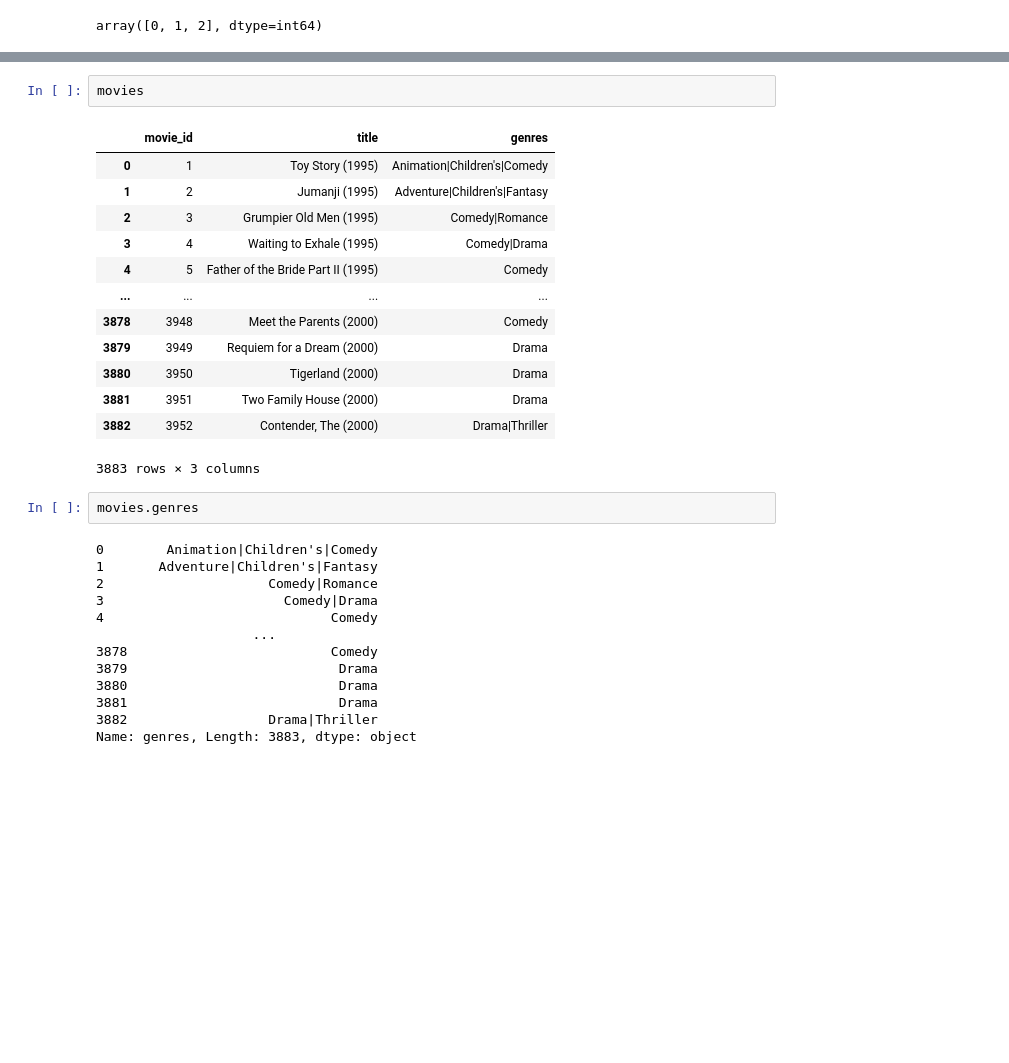
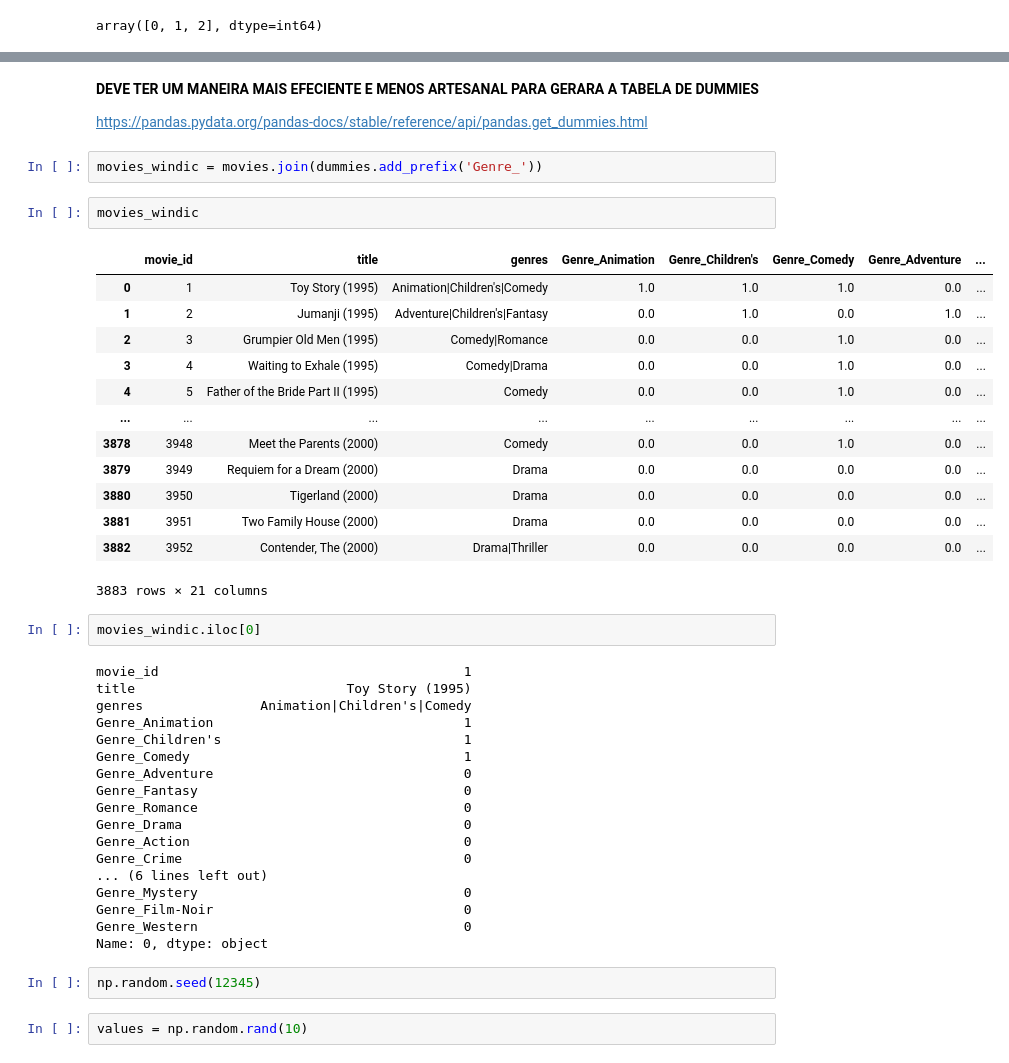
Before and after one commit to ferreiramr/livroPythonForDataAnalysis_WesMcKinney, a Jupyter notebook: chapter07_DataCleaningAndPreparation.ipynb, the cells around one changed output, grey strips where cells are left out. Saved outputs shown, nothing was run; the diff lists cells and outputs as text; blank space fills up the shorter version.

```diff
--- a/chapter07_DataCleaningAndPreparation.ipynb
+++ b/chapter07_DataCleaningAndPreparation.ipynb
@@ -955,31 +924,46 @@ pd.get_dummies(movies.genres, prefix_sep=movies.genres)
-# %%
-movies
-# %% [output]
-|  | movie_id | title | genres |
-| 0 | 1 | Toy Story (1995) | Animation|Children's|Comedy |
-| 1 | 2 | Jumanji (1995) | Adventure|Children's|Fantasy |
-| 2 | 3 | Grumpier Old Men (1995) | Comedy|Romance |
-| 3 | 4 | Waiting to Exhale (1995) | Comedy|Drama |
-| 4 | 5 | Father of the Bride Part II (1995) | Comedy |
-| ... | ... | ... | ... |
-| 3878 | 3948 | Meet the Parents (2000) | Comedy |
-| 3879 | 3949 | Requiem for a Dream (2000) | Drama |
-| 3880 | 3950 | Tigerland (2000) | Drama |
-| 3881 | 3951 | Two Family House (2000) | Drama |
-| 3882 | 3952 | Contender, The (2000) | Drama|Thriller |
-3883 rows × 3 columns
-# %%
-movies.genres
-# %% [output]
-0        Animation|Children's|Comedy
-1       Adventure|Children's|Fantasy
-2                     Comedy|Romance
-3                       Comedy|Drama
-4                             Comedy
-                    ...
-3878                          Comedy
-3879                           Drama
-3880                           Drama
-3881                           Drama
-3882                  Drama|Thriller
-Name: genres, Length: 3883, dtype: object
+# %% [markdown]
+**DEVE TER UM MANEIRA MAIS EFECIENTE E MENOS ARTESANAL PARA GERARA A TABELA DE DUMMIES**
+
+https://pandas.pydata.org/pandas-docs/stable/reference/api/pandas.get_dummies.html
+# %%
+movies_windic = movies.join(dummies.add_prefix('Genre_'))
+# %%
+movies_windic
+# %% [output]
+|  | movie_id | title | genres | Genre_Animation | Genre_Children's | Genre_Comedy | Genre_Adventure | ... |
+| 0 | 1 | Toy Story (1995) | Animation|Children's|Comedy | 1.0 | 1.0 | 1.0 | 0.0 | ... |
+| 1 | 2 | Jumanji (1995) | Adventure|Children's|Fantasy | 0.0 | 1.0 | 0.0 | 1.0 | ... |
+| 2 | 3 | Grumpier Old Men (1995) | Comedy|Romance | 0.0 | 0.0 | 1.0 | 0.0 | ... |
+| 3 | 4 | Waiting to Exhale (1995) | Comedy|Drama | 0.0 | 0.0 | 1.0 | 0.0 | ... |
+| 4 | 5 | Father of the Bride Part II (1995) | Comedy | 0.0 | 0.0 | 1.0 | 0.0 | ... |
+| ... | ... | ... | ... | ... | ... | ... | ... | ... |
+| 3878 | 3948 | Meet the Parents (2000) | Comedy | 0.0 | 0.0 | 1.0 | 0.0 | ... |
+| 3879 | 3949 | Requiem for a Dream (2000) | Drama | 0.0 | 0.0 | 0.0 | 0.0 | ... |
+| 3880 | 3950 | Tigerland (2000) | Drama | 0.0 | 0.0 | 0.0 | 0.0 | ... |
+| 3881 | 3951 | Two Family House (2000) | Drama | 0.0 | 0.0 | 0.0 | 0.0 | ... |
+| 3882 | 3952 | Contender, The (2000) | Drama|Thriller | 0.0 | 0.0 | 0.0 | 0.0 | ... |
+3883 rows × 21 columns
+# %%
+movies_windic.iloc[0]
+# %% [output]
+movie_id                                       1
+title                           Toy Story (1995)
+genres               Animation|Children's|Comedy
+Genre_Animation                                1
+Genre_Children's                               1
+Genre_Comedy                                   1
+Genre_Adventure                                0
+Genre_Fantasy                                  0
+Genre_Romance                                  0
+Genre_Drama                                    0
+Genre_Action                                   0
+Genre_Crime                                    0
+... (6 lines left out)
+Genre_Mystery                                  0
+Genre_Film-Noir                                0
+Genre_Western                                  0
+Name: 0, dtype: object
+# %%
+np.random.seed(12345)
+# %%
+values = np.random.rand(10)
```
Also changed, not shown: parts of 85 cells of this notebook, 1 other file.
